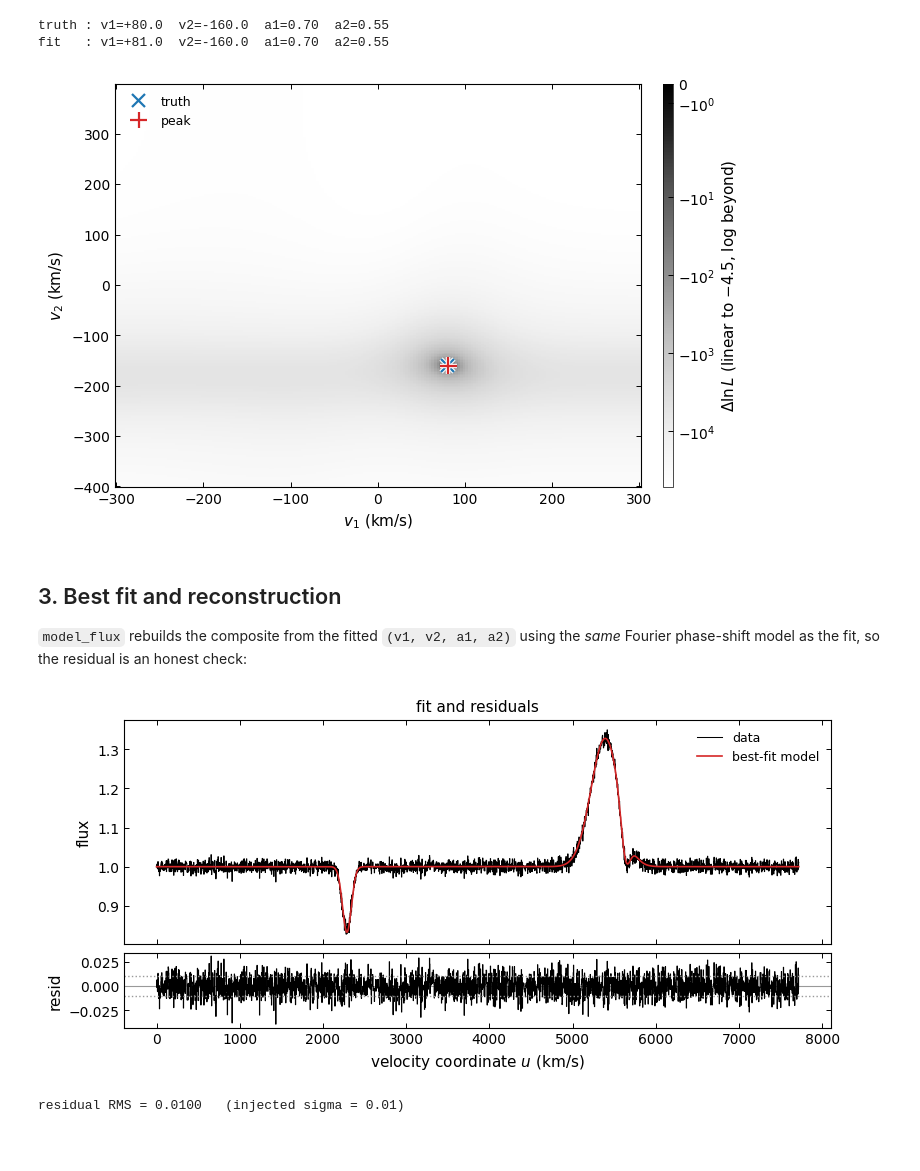
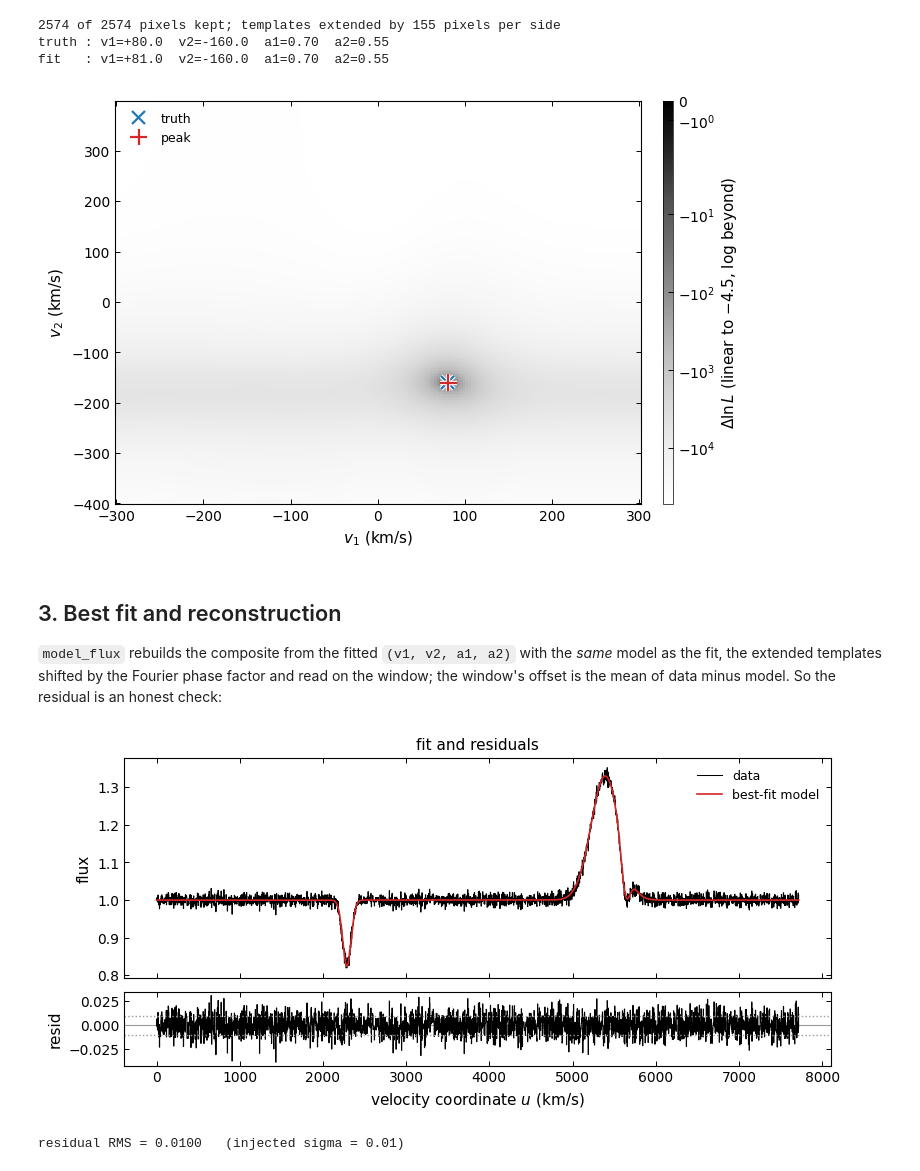
Before and after one commit to SPARTA-dev/SPARTA, a Jupyter notebook: examples/howto/todcor_detailed/02_single_window_fit.ipynb, the cells around one changed output. Saved outputs shown, nothing was run; the diff lists cells and outputs as text; code cells hidden in the pictures; blank space fills up the shorter version.

```diff
--- a/examples/howto/todcor_detailed/02_single_window_fit.ipynb
+++ b/examples/howto/todcor_detailed/02_single_window_fit.ipynb
@@ -58,21 +51,17 @@ white noise:
 # Truth: velocities (km/s) and light fractions of the two components
 v1t, v2t, a1t, a2t = 80.0, -160.0, 0.70, 0.55
 sigma = 0.01
-# Noiseless composite: shift, scale and add the templates, then broaden
-comp = tf.broaden_gaussian_residual(
-    tf.composite_flux(wave, [tmpl1, tmpl2], [v1t, v2t], [a1t, a2t]) - 1.0, dv, C / R) + 1.0
-# Add white noise to make the data; for the fit, subtract the continuum and apodise
+# Noiseless composite: shift, scale and add the templates
+comp = tf.composite_flux(wave, [tmpl1, tmpl2], [v1t, v2t], [a1t, a2t])
+# Add white noise to make the data
 rng = np.random.default_rng(0)
 data = comp + rng.normal(0, sigma, len(comp))
-data_g = (data - 1.0) * tf.tukey_window(len(data))
 
 # Plot the noisy data with the two injected components
 fig, ax = plt.subplots(figsize=(8, 3.0))
 plot_data(ax, u, data, label="noisy composite (data)")
-plot_model(ax, u, 1 + a1t*(tf.model_flux(wave, dv, g1, g1*0, v1t, 0, 1, 0) - 1), lw=1,
-           label="primary component")
-plot_extra(ax, u, 1 + a2t*(tf.model_flux(wave, dv, g2*0, g2, 0, v2t, 0, 1) - 1),
-           label="secondary component")
+plot_model(ax, u, tf.composite_flux(wave, [tmpl1], [v1t], [a1t]), lw=1, label="primary component")
+plot_extra(ax, u, tf.composite_flux(wave, [tmpl2], [v2t], [a2t]), label="secondary component")
 ax.set_xlabel("velocity coordinate $u$ (km/s)"); ax.set_ylabel("flux")
 ax.set_title("injected double-lined composite"); ax.legend()
 plt.show()
@@ -89,11 +80,14 @@ estimate:
 # Trial velocity grids (km/s)
 v1g = np.arange(-300, 301, 3.0)
 v2g = np.arange(-400, 401, 3.0)
+# Prepare the window: the observed pixels, the templates extended by the largest trial velocity
+win = tf.prepare_window(wave, data, *tmpl1, *tmpl2, v_max=400.0)
 # The TODCOR map: profile log-likelihood at every (v1, v2) (todcor_map)
-res = tf.todcor_map(data_g, g1, g2, dv, v1g, v2g, sigma=sigma)
+res = tf.todcor_map(win.data_g, win.g1, win.g2, win.dv, v1g, v2g, sigma=sigma)
 # The peak of the map is the joint estimate
 b = res["best"]
 # Compare the fitted peak with the injected values
+print(f"{win.wave.size} of {wave.size} pixels kept; templates extended by {win.extension} pixels per side")
 print(f"truth : v1={v1t:+.1f}  v2={v2t:+.1f}  a1={a1t:.2f}  a2={a2t:.2f}")
 print(f"fit   : v1={b['v1']:+.1f}  v2={b['v2']:+.1f}  a1={b['a1']:.2f}  a2={b['a2']:.2f}")
 
@@ -108,34 +102,39 @@ ax.set_xlabel("$v_1$ (km/s)"); ax.set_ylabel("$v_2$ (km/s)")
 ax.legend(loc="upper left")
 plt.show()
 # %% [output]
+2574 of 2574 pixels kept; templates extended by 155 pixels per side
 truth : v1=+80.0  v2=-160.0  a1=0.70  a2=0.55
 fit   : v1=+81.0  v2=-160.0  a1=0.70  a2=0.55
 [figure]
 # %% [markdown]
 ## 3. Best fit and reconstruction
 
-`model_flux` rebuilds the composite from the fitted `(v1, v2, a1, a2)` using the
-*same* Fourier phase-shift model as the fit, so the residual is an honest check:
+`model_flux` rebuilds the composite from the fitted `(v1, v2, a1, a2)` with the *same* model as
+the fit, the extended templates shifted by the Fourier phase factor and read on the window; the
+window's offset is the mean of data minus model. So the residual is an honest check:
 # %%
-# Rebuild the best-fit spectrum with the model used in the fit; residual = data - fit
-fit_flux = tf.model_flux(wave, dv, g1, g2, b["v1"], b["v2"], b["a1"], b["a2"])
-resid = data - fit_flux
+# Rebuild the best-fit spectrum with the model used in the fit
+model = tf.model_flux(win.g1, win.g2, win.wave.size, win.dv, b["v1"], b["v2"], b["a1"], b["a2"])
+offset = np.mean(win.data_g - model)                      # the fitted offset of the window
+resid = win.data_g - model - offset
+# Back on the flux scale: prepare_window removed the data's median
+fit_flux = model + offset + (data - win.data_g)
 
 # Top: data and best-fit model; bottom: residuals with the +-sigma noise level
 fig, (a0, a1_) = plt.subplots(2, 1, figsize=(8, 3.8), sharex=True,
                               gridspec_kw={"height_ratios": [3, 1]})
 plot_data(a0, u, data, label="data")
 plot_model(a0, u, fit_flux, label="best-fit model")
 a0.set_ylabel("flux"); a0.legend(); a0.set_title("fit and residuals")
 a1_.axhline(0, color=GREY, lw=0.8)
 plot_data(a1_, u, resid)
 a1_.axhline(sigma, ls=":", color=GREY); a1_.axhline(-sigma, ls=":", color=GREY)
 a1_.set_xlabel("velocity coordinate $u$ (km/s)"); a1_.set_ylabel("resid")
 plt.show()
 # The residual RMS should match the injected noise
 print(f"residual RMS = {np.std(resid):.4f}   (injected sigma = {sigma})")
 # %% [output]
-[figure, old version]
+[figure, new version]
 residual RMS = 0.0100   (injected sigma = 0.01)
 # %% [markdown]
 ## 4. Cramér–Rao velocity errors
```
Also changed, not shown: parts of 10 cells of this notebook, 35 other files.
